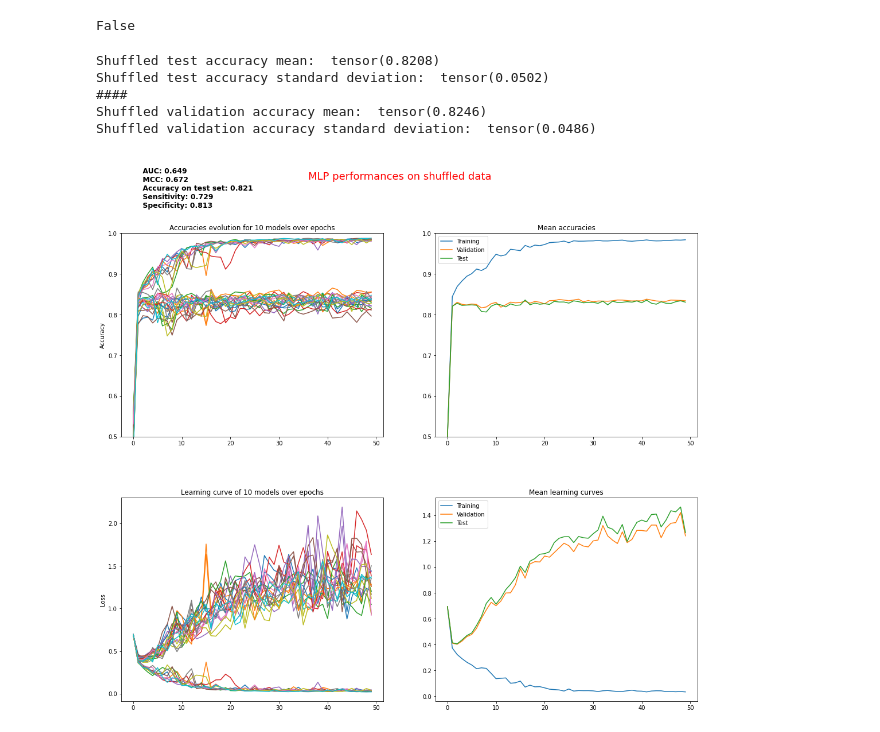
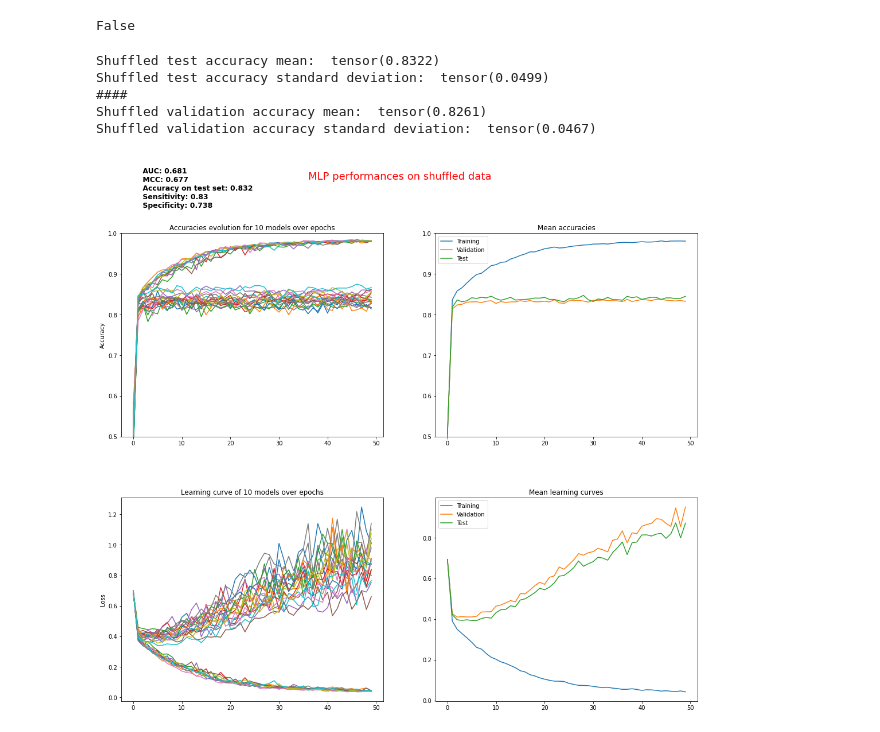
Before and after one commit to DeepRank/3D-Vac, a Jupyter notebook: src/5_train_models/explore_class_seq_xvalidation.ipynb, the cells around one changed output. Drawn from its saved outputs; the diff is of its cells as text; code cells hidden in the pictures.

```diff
--- a/src/5_train_models/explore_class_seq_xvalidation.ipynb
+++ b/src/5_train_models/explore_class_seq_xvalidation.ipynb
@@ -76,8 +76,8 @@ models_path = "/home/daqop/Desktop/M2/Internship/python/trained_models/"
 # models_path = "/home/daqop/mountpoint_snellius/3D-Vac/src/5_train_models/CNN/I/reg/seq/trained_models/"
 # models_path = "/home/daqop/train_branch_3D_Vac/src/5_train_models/CNN/I/classification/seq/trained_models/"
 model_names = {
-    "shuffled": "mlp_classification_mixed_encoder_1000_neurons_50_epochs_shuffled_64_batch_size.pt",
-    "clustered": "mlp_classification_mixed_encoder_1000_neurons_50_epochs_clustered_64_batch_size.pt",
+    "shuffled": "mlp_classification_mixed_encoder_1000_neurons_50_epochs_shuffled_dropout_64_batch_size.pt",
+    "clustered": "mlp_classification_mixed_encoder_1000_neurons_50_epochs_clustered_dropout_64_batch_size.pt",
     # "dtu_clustered": "mlp_classification_mixed_encoder_1000_neurons_200_epochs_clustered_dtu_64_batch_size.pt",
 }
 aucs, mccs, \
@@ -113,7 +113,7 @@ fig.suptitle(f"MLP performances on shuffled data", color="red", fontsize=18)
 fig.text(
     0.15,1,
     f"\n AUC: {aucs.mean():.3} \n MCC: {mccs.mean():.3} \n \
-Accuracy on test set: {test_accuracies.mean():.3} \n Sensitivity: {test_tpr.nan_to_num().mean():.3} \n Specificity: {test_tnr.mean():.3}",
+Accuracy on test set: {test_accuracies.mean():.3} \n Sensitivity: {test_tpr.mean():.3} \n Specificity: {test_tnr.mean():.3}",
     horizontalalignment="left",
     verticalalignment="top",
     fontweight=700,
@@ -133,36 +133,36 @@ ax2.plot(e, train_accuracies.mean(1))
 ax2.plot(e, valid_accuracies.mean(1))
 ax2.plot(e, test_accuracies.mean(1))
 ax2.set_title("Mean accuracies")
 ax2.legend(["Training", "Validation", "Test"])
 ax2.set_ylim(0.5,1)
 
 ax3.plot(e, train_losses)
 ax3.plot(e, valid_losses)
 ax3.plot(e, test_losses)
 ax3.set_ylabel("Loss")
 ax3.set_title("Learning curve of 10 models over epochs")
 
 ax4.plot(e, train_losses.mean(1))
 ax4.plot(e, valid_losses.mean(1))
 ax4.plot(e, test_losses.mean(1))
 ax4.set_title("Mean learning curves")
 ax4.legend(["Training", "Validation", "Test"])
 
 fig.subplots_adjust(
     wspace=.2,
     hspace=.3
 )
-# fig.savefig("./shuffled_mlp_results_fixed_distribution.png", transparent=False, facecolor="white")
+fig.savefig("./shuffled_mlp_results.png", transparent=False, facecolor="white")
 print("Shuffled test accuracy mean: ", test_accuracies.mean())
 print("Shuffled test accuracy standard deviation: ", test_accuracies.std())
 print("####")
 print("Shuffled validation accuracy mean: ", valid_accuracies.mean())
 print("Shuffled validation accuracy standard deviation: ", valid_accuracies.std())
 print()
 # %% [output]
-Shuffled test accuracy mean:  tensor(0.8208)
-Shuffled test accuracy standard deviation:  tensor(0.0502)
+Shuffled test accuracy mean:  tensor(0.8322)
+Shuffled test accuracy standard deviation:  tensor(0.0499)
 ####
-Shuffled validation accuracy mean:  tensor(0.8246)
-Shuffled validation accuracy standard deviation:  tensor(0.0486)
+Shuffled validation accuracy mean:  tensor(0.8261)
+Shuffled validation accuracy standard deviation:  tensor(0.0467)
-[figure, old version]
+[figure, new version]
```
Also changed, not shown: 1 other file.
